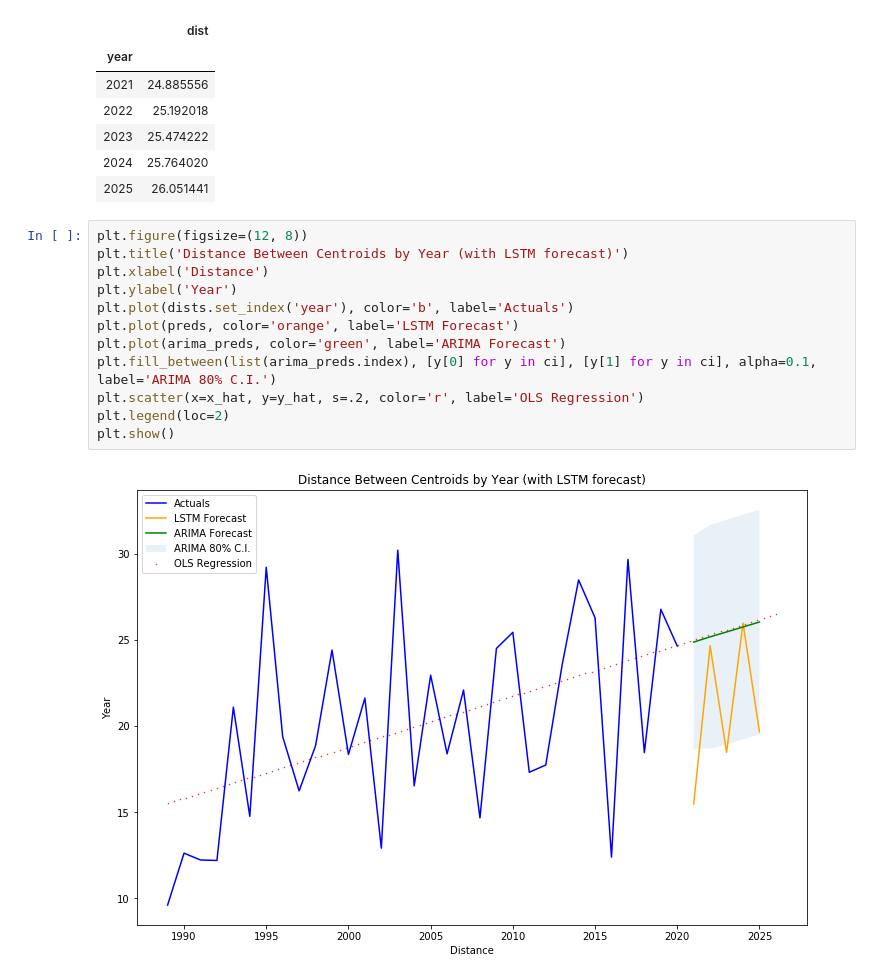
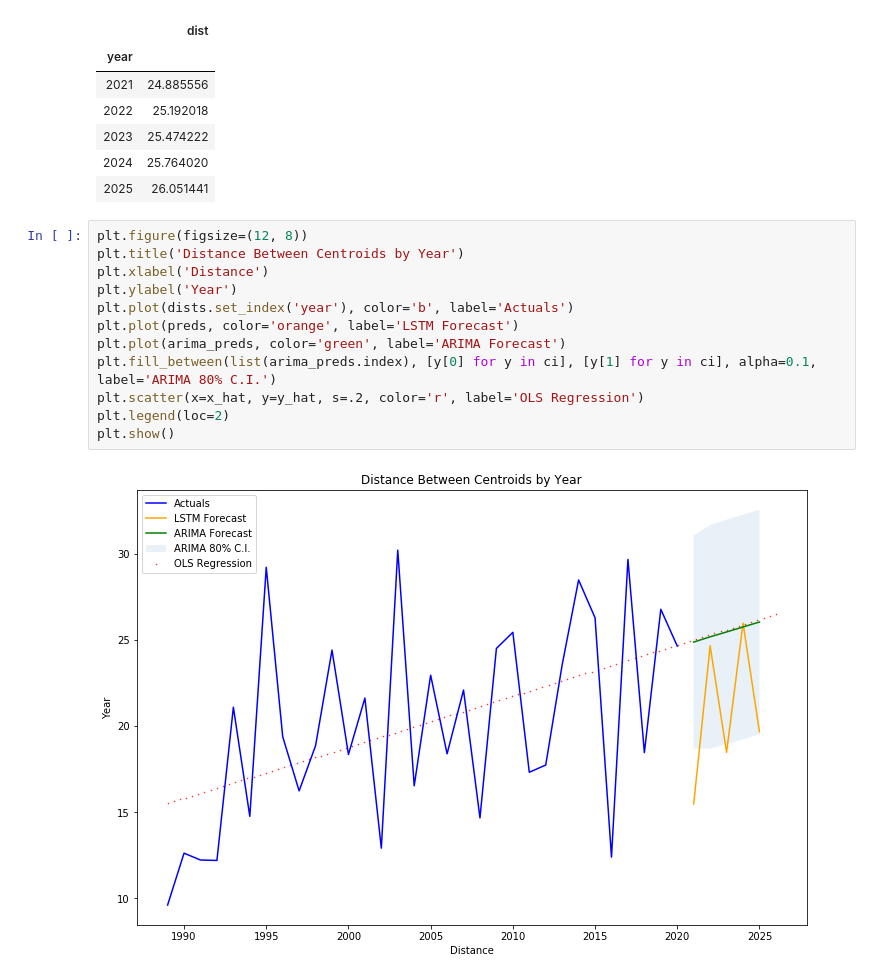
Before and after one commit to nastory/senate_votes, a Jupyter notebook: Analysis of U.S. Senate Polarization.ipynb, the cells around one changed output. Saved outputs shown, nothing was run; the diff lists cells and outputs as text.

```diff
--- a/Analysis of U.S. Senate Polarization.ipynb
+++ b/Analysis of U.S. Senate Polarization.ipynb
@@ -428,15 +437,15 @@ arima_preds
 | 2025 | 26.051441 |
 # %%
 plt.figure(figsize=(12, 8))
-plt.title('Distance Between Centroids by Year (with LSTM forecast)')
+plt.title('Distance Between Centroids by Year')
 plt.xlabel('Distance')
 plt.ylabel('Year')
 plt.plot(dists.set_index('year'), color='b', label='Actuals')
 plt.plot(preds, color='orange', label='LSTM Forecast')
 plt.plot(arima_preds, color='green', label='ARIMA Forecast')
 plt.fill_between(list(arima_preds.index), [y[0] for y in ci], [y[1] for y in ci], alpha=0.1, label='ARIMA 80% C.I.')
 plt.scatter(x=x_hat, y=y_hat, s=.2, color='r', label='OLS Regression')
 plt.legend(loc=2)
 plt.show()
 # %% [output]
-[figure, old version]
+[figure, new version]
```
Also changed, not shown: parts of 7 cells of this notebook.
